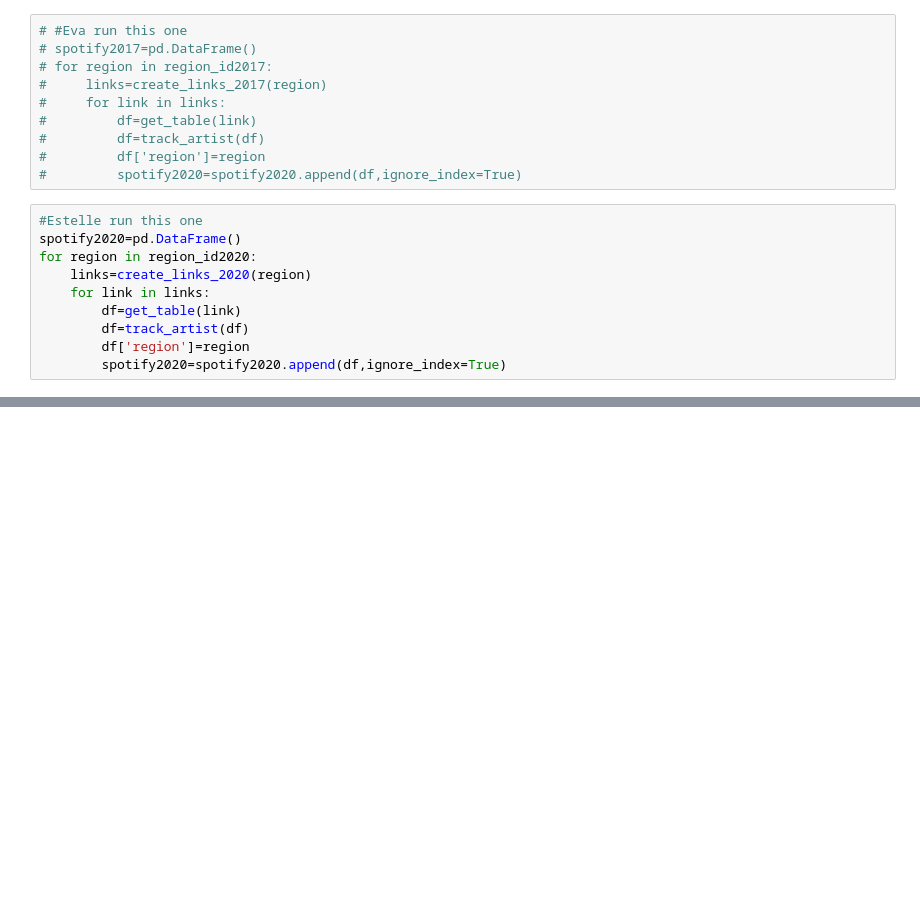
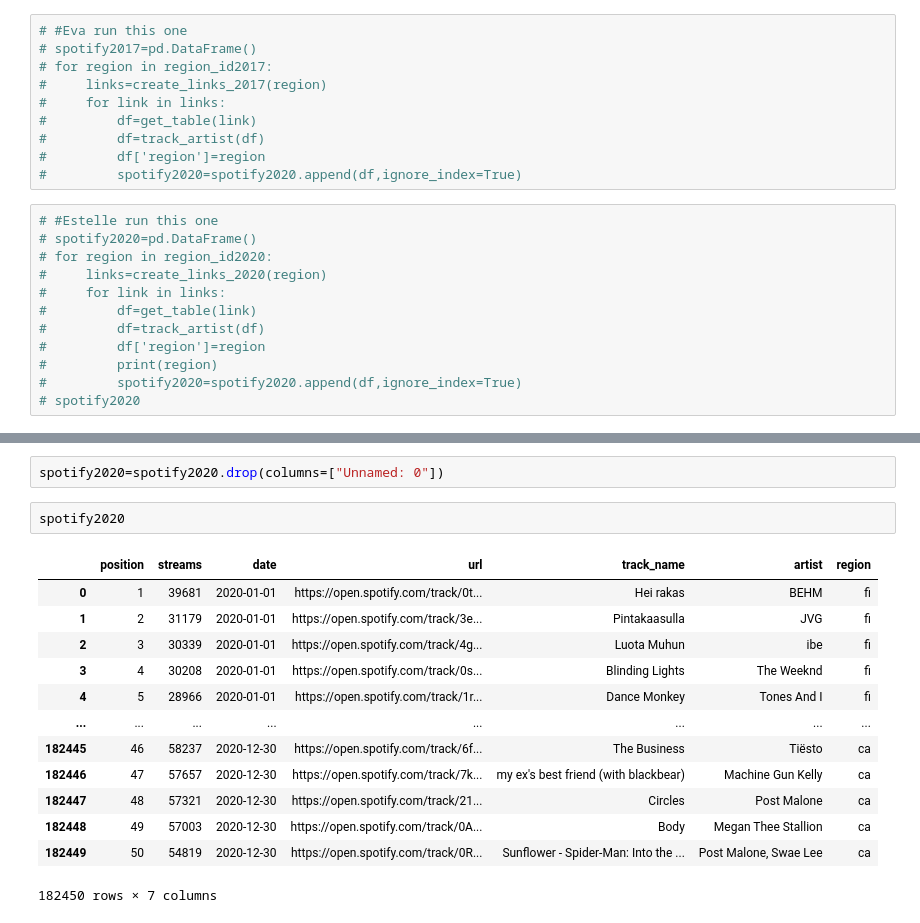
Before and after one commit to Albina-C/INFO-2950-Project, a Jupyter notebook: Spotify-Web-Scraping.ipynb, the cells around one changed output, grey strips where cells are left out. Cells and saved outputs as stored; diff of their text form; blank space fills up the shorter version.

Commit message:
free @@@@ last wooo
2020 song data

```diff
--- a/Spotify-Web-Scraping.ipynb
+++ b/Spotify-Web-Scraping.ipynb
@@ -212,12 +211,14 @@ region_id2020=['no', 'dk', 'ch', 'fi', 'nl', 'se', 'ee', 'hu', 'id', 'is', 'ca',
 #         df['region']=region
 #         spotify2020=spotify2020.append(df,ignore_index=True)
 # %%
-#Estelle run this one
-spotify2020=pd.DataFrame()
-for region in region_id2020:
-    links=create_links_2020(region)
-    for link in links:
-        df=get_table(link)
-        df=track_artist(df)
-        df['region']=region
-        spotify2020=spotify2020.append(df,ignore_index=True)
+# #Estelle run this one
+# spotify2020=pd.DataFrame()
+# for region in region_id2020:
+#     links=create_links_2020(region)
+#     for link in links:
+#         df=get_table(link)
+#         df=track_artist(df)
+#         df['region']=region
+#         print(region)
+#         spotify2020=spotify2020.append(df,ignore_index=True)
+# spotify2020
@@ -316,0 +272,18 @@ p
+# %%
+spotify2020=spotify2020.drop(columns=["Unnamed: 0"])
+# %%
+spotify2020
+# %% [output]
+|  | position | streams | date | url | track_name | artist | region |
+| 0 | 1 | 39681 | 2020-01-01 | https://open.spotify.com/track/0t... | Hei rakas | BEHM | fi |
+| 1 | 2 | 31179 | 2020-01-01 | https://open.spotify.com/track/3e... | Pintakaasulla | JVG | fi |
+| 2 | 3 | 30339 | 2020-01-01 | https://open.spotify.com/track/4g... | Luota Muhun | ibe | fi |
+| 3 | 4 | 30208 | 2020-01-01 | https://open.spotify.com/track/0s... | Blinding Lights | The Weeknd | fi |
+| 4 | 5 | 28966 | 2020-01-01 | https://open.spotify.com/track/1r... | Dance Monkey | Tones And I | fi |
+| ... | ... | ... | ... | ... | ... | ... | ... |
+| 182445 | 46 | 58237 | 2020-12-30 | https://open.spotify.com/track/6f... | The Business | Tiësto | ca |
+| 182446 | 47 | 57657 | 2020-12-30 | https://open.spotify.com/track/7k... | my ex's best friend (with blackbear) | Machine Gun Kelly | ca |
+| 182447 | 48 | 57321 | 2020-12-30 | https://open.spotify.com/track/21... | Circles | Post Malone | ca |
+| 182448 | 49 | 57003 | 2020-12-30 | https://open.spotify.com/track/0A... | Body | Megan Thee Stallion | ca |
+| 182449 | 50 | 54819 | 2020-12-30 | https://open.spotify.com/track/0R... | Sunflower - Spider-Man: Into the ... | Post Malone, Swae Lee | ca |
+182450 rows × 7 columns
```
Also changed, not shown: parts of 35 cells of this notebook, 18 other files.
